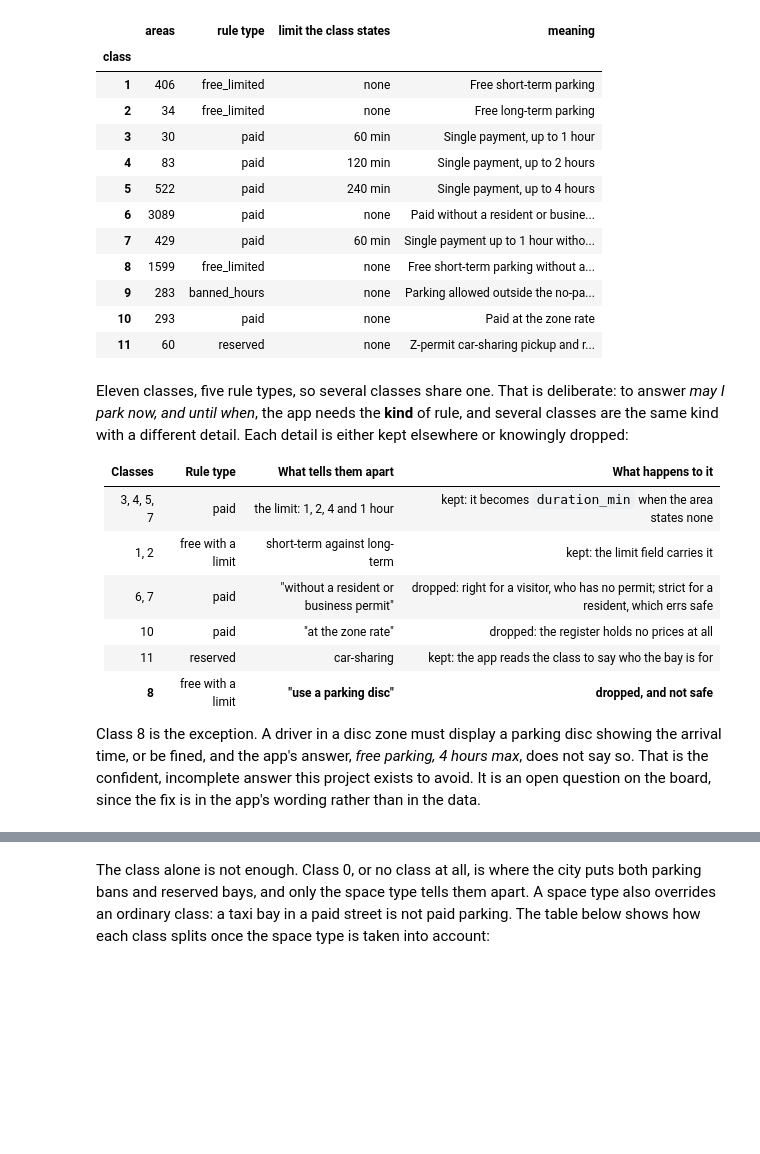
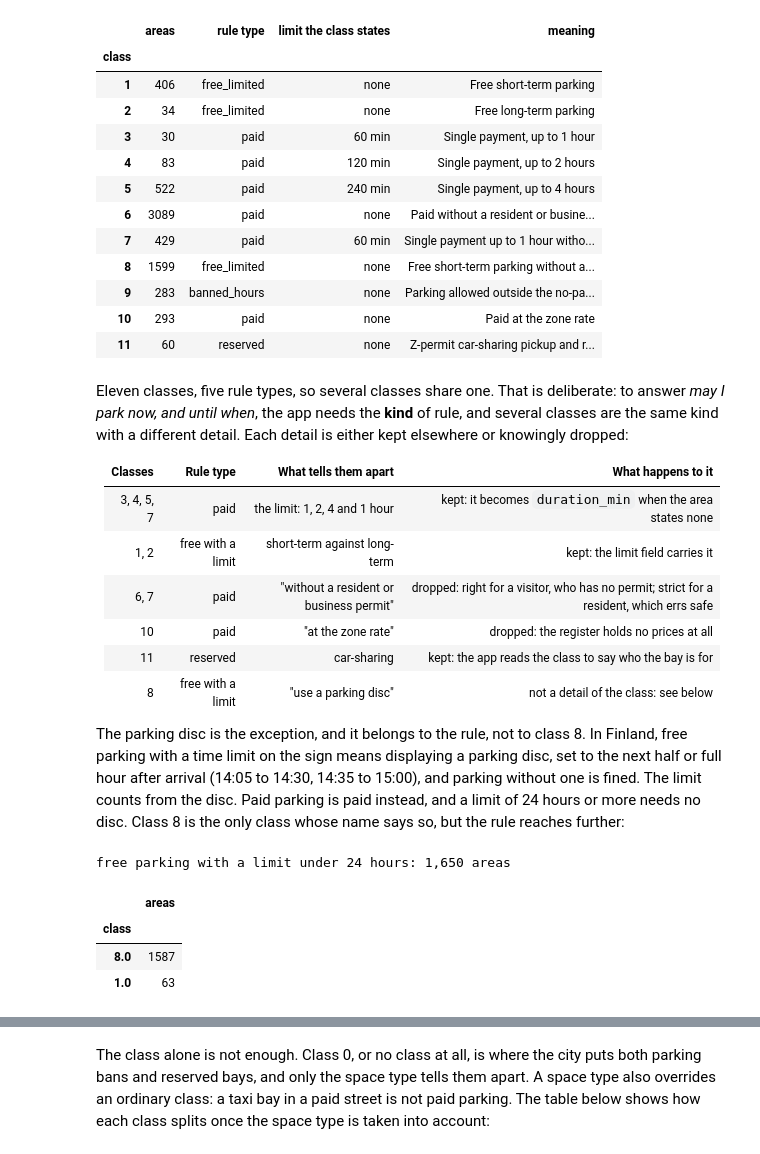
Before and after one commit to tercanfurkan/parkkiko, a Jupyter notebook: notebooks/stages/03_preprocessing.ipynb, the cells around one changed output, grey strips where cells are left out. Saved outputs shown, nothing was run; the diff lists cells and outputs as text; code cells hidden in the pictures; blank space fills up the shorter version.

```diff
--- a/notebooks/stages/03_preprocessing.ipynb
+++ b/notebooks/stages/03_preprocessing.ipynb
@@ -126,9 +126,20 @@ kind with a different detail. Each detail is either kept elsewhere or knowingly
 | 6, 7 | paid | "without a resident or business permit" | dropped: right for a visitor, who has no permit; strict for a resident, which errs safe |
 | 10 | paid | "at the zone rate" | dropped: the register holds no prices at all |
 | 11 | reserved | car-sharing | kept: the app reads the class to say who the bay is for |
-| **8** | free with a limit | **"use a parking disc"** | **dropped, and not safe** |
+| 8 | free with a limit | "use a parking disc" | not a detail of the class: see below |
 
-Class 8 is the exception. A driver in a disc zone must display a parking disc showing the arrival
-time, or be fined, and the app's answer, *free parking, 4 hours max*, does not say so. That is
-the confident, incomplete answer this project exists to avoid. It is an open question on the
-board, since the fix is in the app's wording rather than in the data.
+The parking disc is the exception, and it belongs to the rule, not to class 8. In Finland, free
+parking with a time limit on the sign means displaying a parking disc, set to the next half or
+full hour after arrival (14:05 to 14:30, 14:35 to 15:00), and parking without one is fined. The
+limit counts from the disc. Paid parking is paid instead, and a limit of 24 hours or more needs no
+disc. Class 8 is the only class whose name says so, but the rule reaches further:
+# %%
+needs_disc = areas["rule_type"].eq("free_limited") & areas["duration_min"].between(1, 24 * 60 - 1)
+print(f"free parking with a limit under 24 hours: {needs_disc.sum():,} areas")
+areas.loc[needs_disc, "luokka"].value_counts().rename("areas").rename_axis("class").to_frame()
+# %% [output]
+free parking with a limit under 24 hours: 1,650 areas
+|  | areas |
+| class |  |
+| 8.0 | 1587 |
+| 1.0 | 63 |
```
Also changed, not shown: parts of 1 cell of this notebook, 1 other file.
